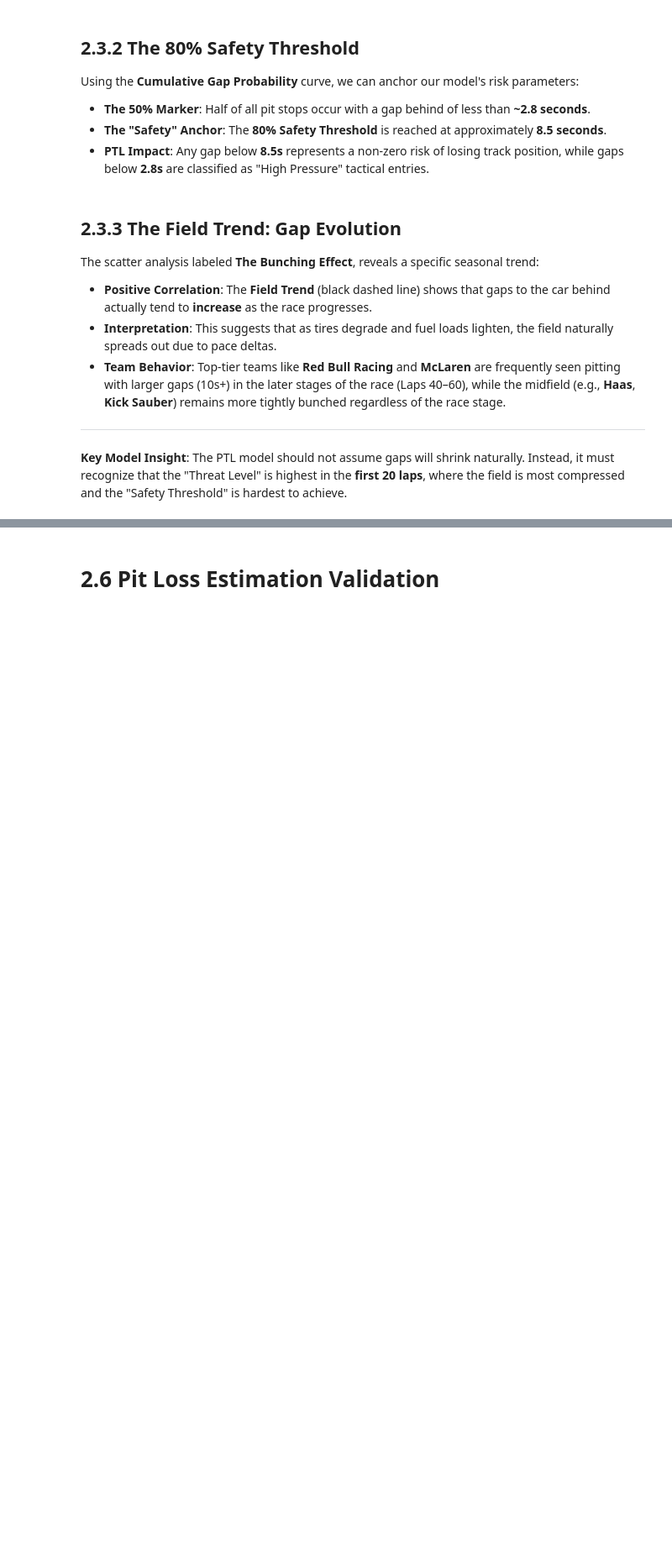
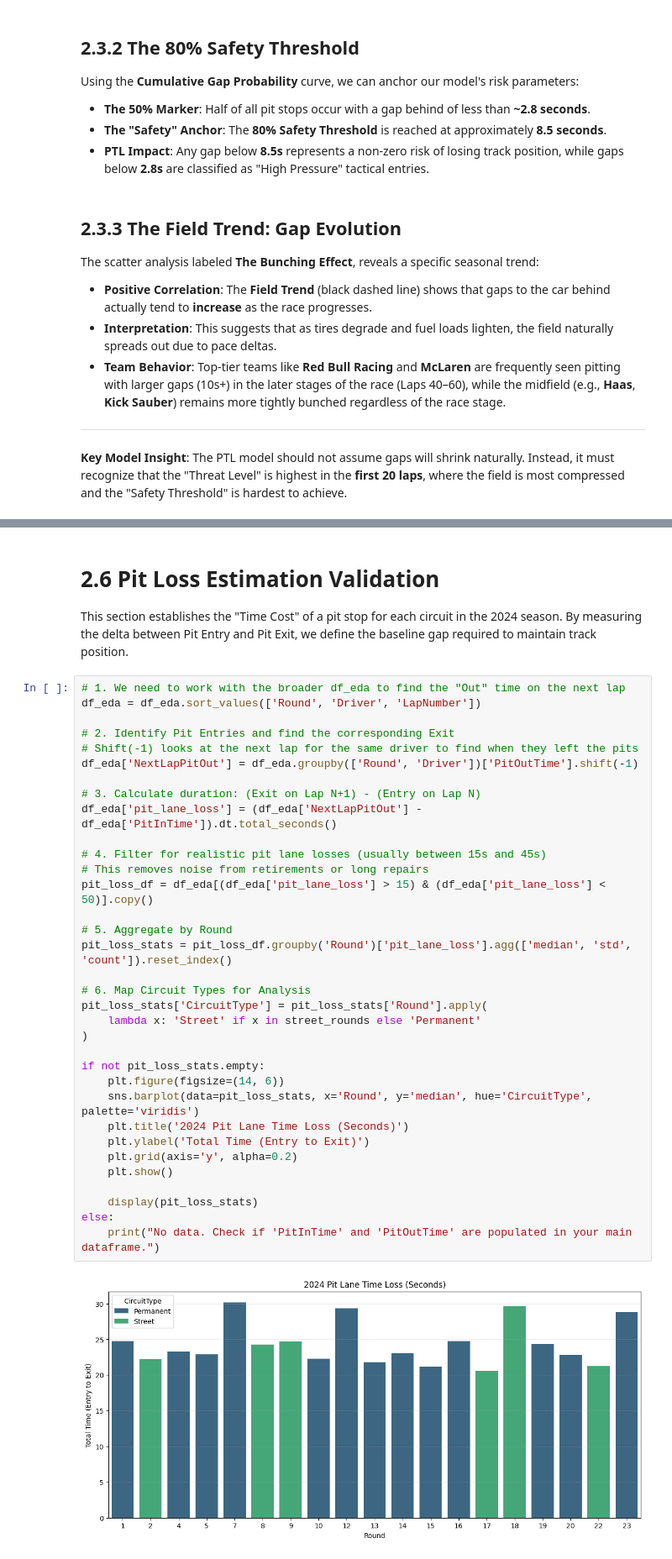
Before and after one commit to aventurtyme/f1-pit-strategy, a Jupyter notebook: notebooks/02_eda.ipynb, the cells around one changed output, grey strips where cells are left out. Shown at 84% size. Drawn from its saved outputs; the diff is of its cells as text; blank space fills up the shorter version.

```diff
--- a/notebooks/02_eda.ipynb
+++ b/notebooks/02_eda.ipynb
@@ -402,2 +622,39 @@ The scatter analysis labeled **The Bunching Effect**, reveals a specific seasona
 # %% [markdown]
 # 2.6 Pit Loss Estimation Validation
+This section establishes the "Time Cost" of a pit stop for each circuit in the 2024 season. By measuring the delta between Pit Entry and Pit Exit, we define the baseline gap required to maintain track position.
+# %%
+# 1. We need to work with the broader df_eda to find the "Out" time on the next lap
+df_eda = df_eda.sort_values(['Round', 'Driver', 'LapNumber'])
+
+# 2. Identify Pit Entries and find the corresponding Exit
+# Shift(-1) looks at the next lap for the same driver to find when they left the pits
+df_eda['NextLapPitOut'] = df_eda.groupby(['Round', 'Driver'])['PitOutTime'].shift(-1)
+
+# 3. Calculate duration: (Exit on Lap N+1) - (Entry on Lap N)
+df_eda['pit_lane_loss'] = (df_eda['NextLapPitOut'] - df_eda['PitInTime']).dt.total_seconds()
+
+# 4. Filter for realistic pit lane losses (usually between 15s and 45s)
+# This removes noise from retirements or long repairs
+pit_loss_df = df_eda[(df_eda['pit_lane_loss'] > 15) & (df_eda['pit_lane_loss'] < 50)].copy()
+
+# 5. Aggregate by Round
+pit_loss_stats = pit_loss_df.groupby('Round')['pit_lane_loss'].agg(['median', 'std', 'count']).reset_index()
+
+# 6. Map Circuit Types for Analysis
+pit_loss_stats['CircuitType'] = pit_loss_stats['Round'].apply(
+    lambda x: 'Street' if x in street_rounds else 'Permanent'
+)
+
+if not pit_loss_stats.empty:
+    plt.figure(figsize=(14, 6))
+    sns.barplot(data=pit_loss_stats, x='Round', y='median', hue='CircuitType', palette='viridis')
+    plt.title('2024 Pit Lane Time Loss (Seconds)')
+    plt.ylabel('Total Time (Entry to Exit)')
+    plt.grid(axis='y', alpha=0.2)
+    plt.show()
+
+    display(pit_loss_stats)
+else:
+    print("No data. Check if 'PitInTime' and 'PitOutTime' are populated in your main dataframe.")
+# %% [output]
+[figure, added]
```
Also changed, not shown: parts of 29 cells of this notebook, 1 other file.
